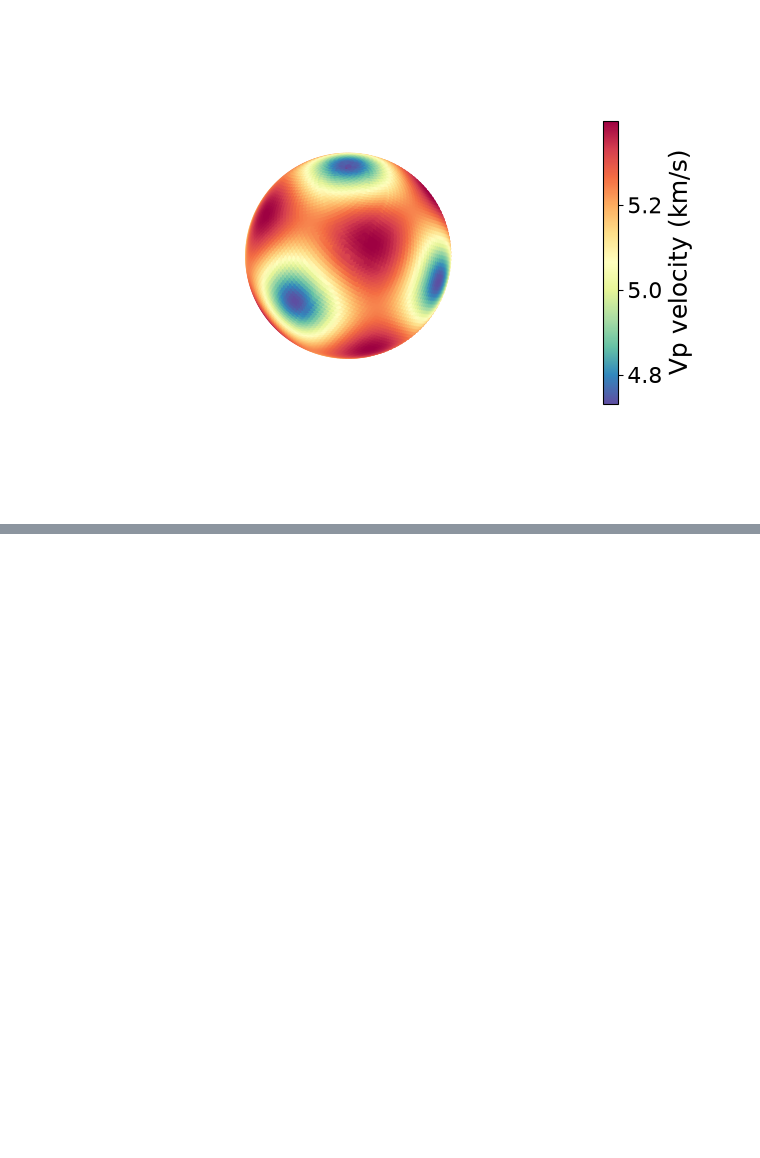
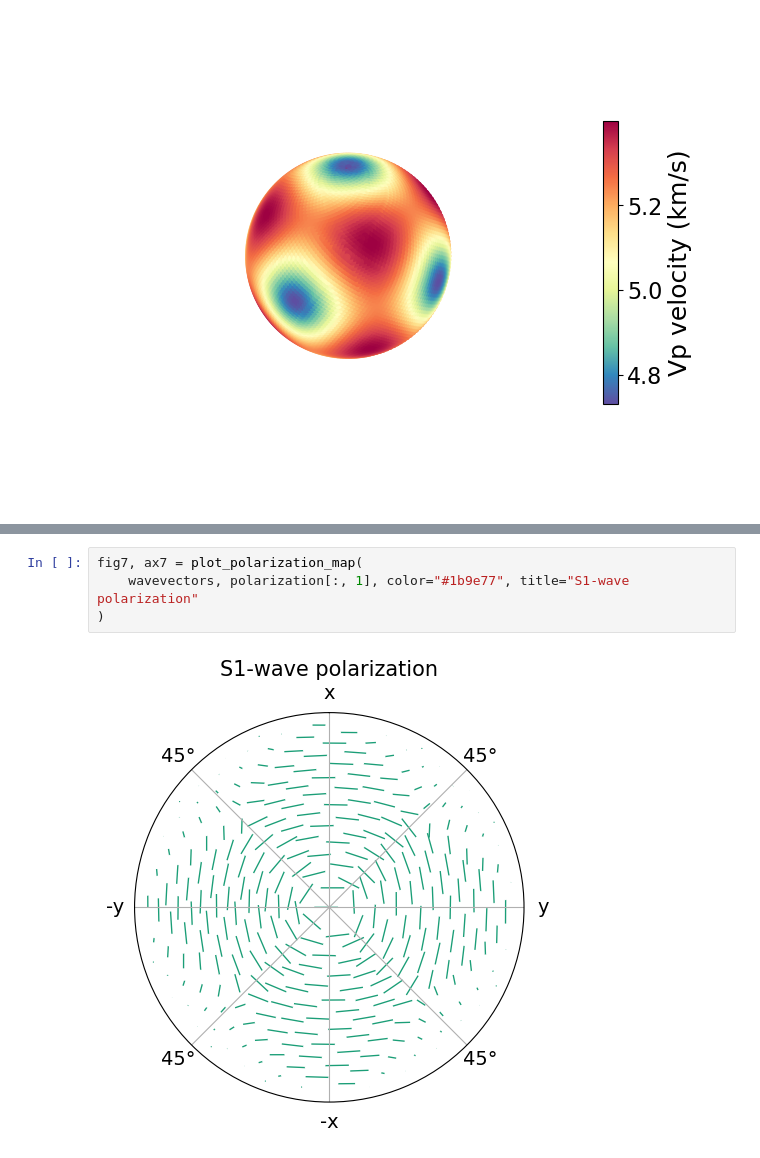
Before and after one commit to marcoalopez/PyRockWave, a Jupyter notebook: notebooks/test_christoffel_GaAs.ipynb, the cells around one changed output, grey strips where cells are left out. Saved outputs shown, nothing was run; the diff lists cells and outputs as text; blank space fills up the shorter version.

```diff
--- a/notebooks/test_christoffel_GaAs.ipynb
+++ b/notebooks/test_christoffel_GaAs.ipynb
@@ -243,0 +330,6 @@ RuntimeError: Colorbar layout of new layout engine not compatible with old engin
+# %%
+fig7, ax7 = plot_polarization_map(
+    wavevectors, polarization[:, 1], color="#1b9e77", title="S1-wave polarization"
+)
+# %% [output]
+[figure, added]
```
Also changed, not shown: parts of 15 cells of this notebook.
